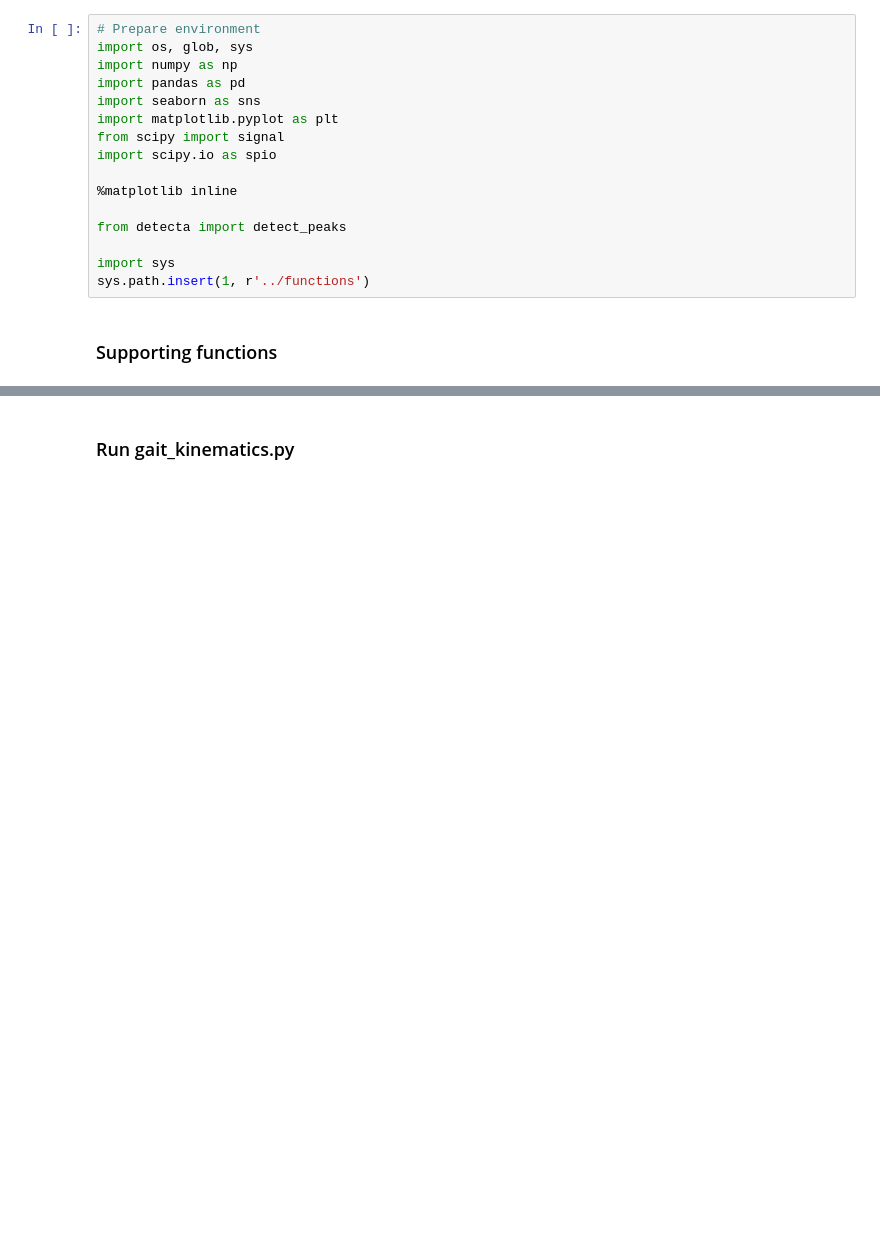
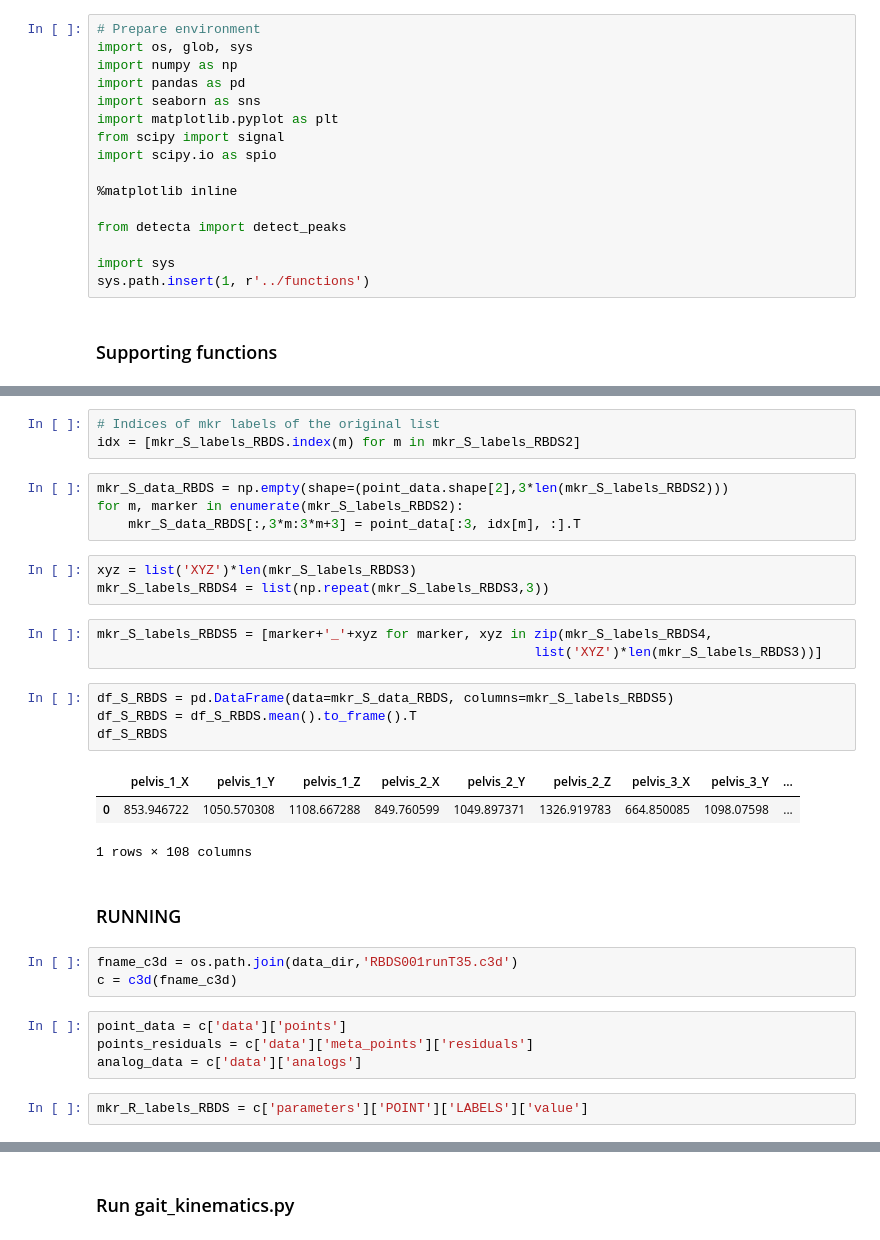
Before and after one commit to regifukuchi/BMC-RIC-running-biomechanics, a Jupyter notebook: notebooks/gait_steps.ipynb, the cells around one changed output, grey strips where cells are left out. Cells and saved outputs as stored; diff of their text form; blank space fills up the shorter version.

```diff
--- a/notebooks/gait_steps.ipynb
+++ b/notebooks/gait_steps.ipynb
@@ -36,0 +66,32 @@ def loadjson(filename):
+# %%
+# Indices of mkr labels of the original list
+idx = [mkr_S_labels_RBDS.index(m) for m in mkr_S_labels_RBDS2]
+# %%
+mkr_S_data_RBDS = np.empty(shape=(point_data.shape[2],3*len(mkr_S_labels_RBDS2)))
+for m, marker in enumerate(mkr_S_labels_RBDS2):
+    mkr_S_data_RBDS[:,3*m:3*m+3] = point_data[:3, idx[m], :].T
+# %%
+xyz = list('XYZ')*len(mkr_S_labels_RBDS3)
+mkr_S_labels_RBDS4 = list(np.repeat(mkr_S_labels_RBDS3,3))
+# %%
+mkr_S_labels_RBDS5 = [marker+'_'+xyz for marker, xyz in zip(mkr_S_labels_RBDS4,
+                                                        list('XYZ')*len(mkr_S_labels_RBDS3))]
+# %%
+df_S_RBDS = pd.DataFrame(data=mkr_S_data_RBDS, columns=mkr_S_labels_RBDS5)
+df_S_RBDS = df_S_RBDS.mean().to_frame().T
+df_S_RBDS
+# %% [output]
+|  | pelvis_1_X | pelvis_1_Y | pelvis_1_Z | pelvis_2_X | pelvis_2_Y | pelvis_2_Z | pelvis_3_X | pelvis_3_Y | ... |
+| 0 | 853.946722 | 1050.570308 | 1108.667288 | 849.760599 | 1049.897371 | 1326.919783 | 664.850085 | 1098.07598 | ... |
+1 rows × 108 columns
+# %% [markdown]
+### RUNNING
+# %%
+fname_c3d = os.path.join(data_dir,'RBDS001runT35.c3d')
+c = c3d(fname_c3d)
+# %%
+point_data = c['data']['points']
+points_residuals = c['data']['meta_points']['residuals']
+analog_data = c['data']['analogs']
+# %%
+mkr_R_labels_RBDS = c['parameters']['POINT']['LABELS']['value']
```
Also changed, not shown: parts of 43 cells of this notebook, 5 other files.
